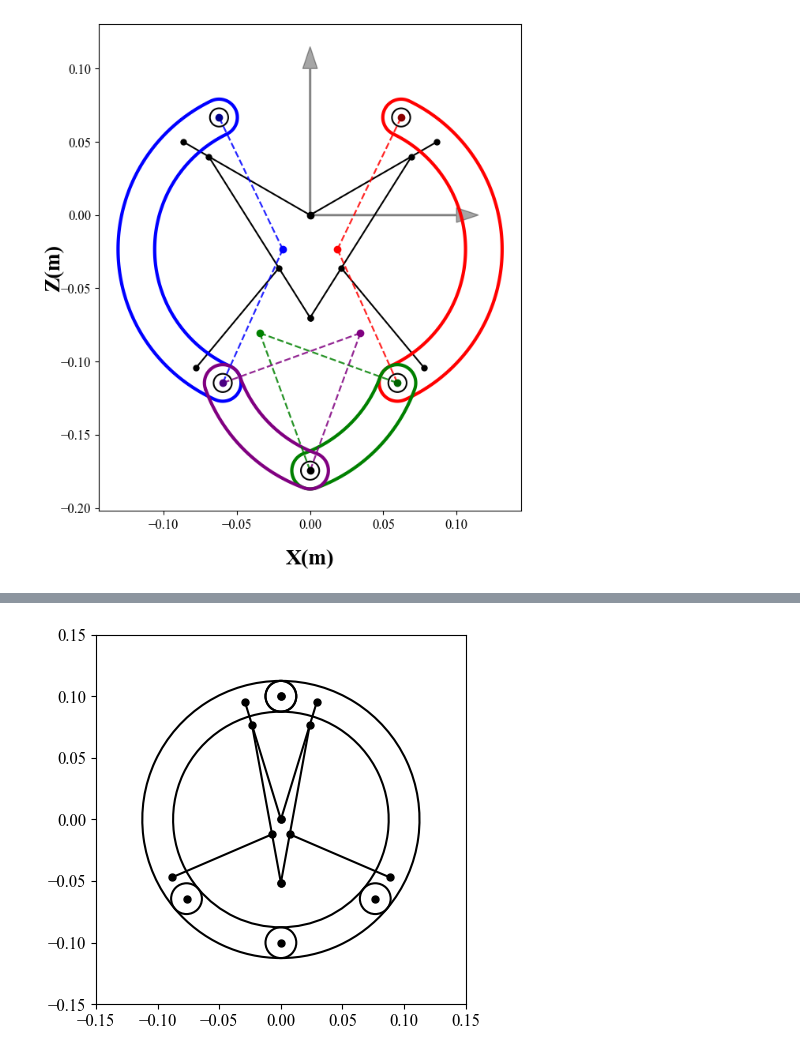
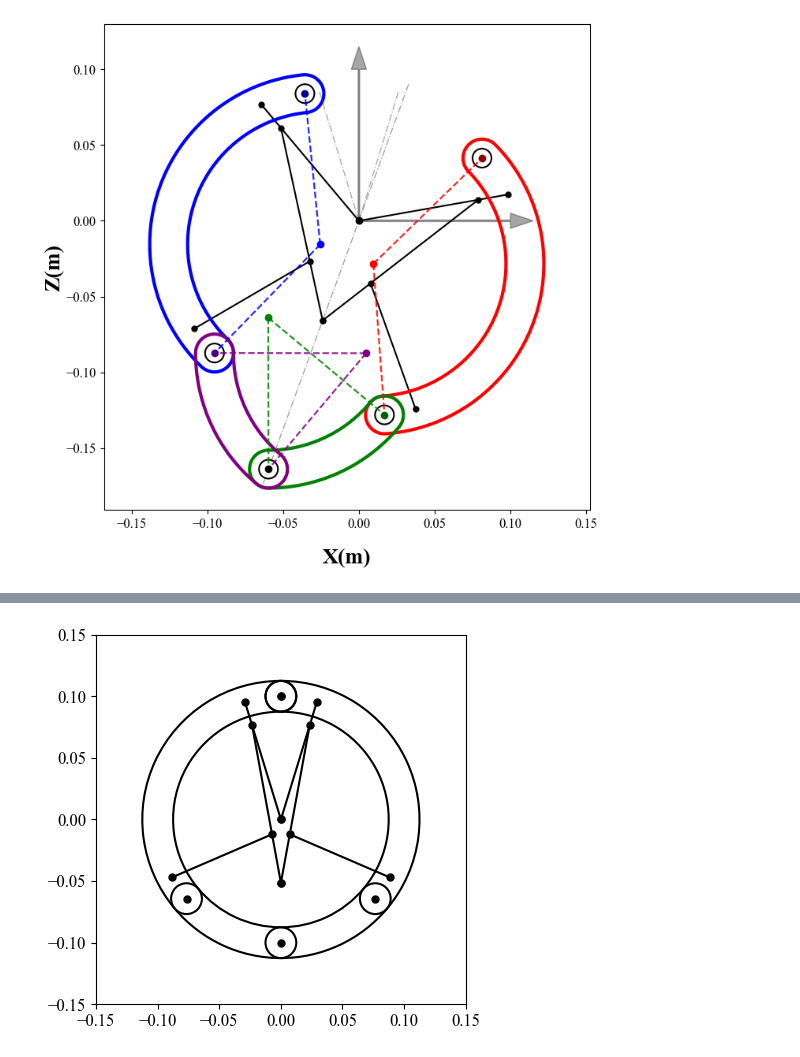
Before and after one commit to hiho817/LegWheel, a Jupyter notebook: Thesis figure.ipynb, the cells around one changed output, grey strips where cells are left out. Saved outputs shown, nothing was run; the diff lists cells and outputs as text; code cells hidden in the pictures.

```diff
--- a/Thesis figure.ipynb
+++ b/Thesis figure.ipynb
@@ -58,11 +58,11 @@ def plot_leg_with_key_points():
     plot_leg.setting(mark_size=5, line_width=1.5)
 
     # Create figure
-    fig, ax = plt.subplots(figsize=(10, 8))
+    fig, ax = plt.subplots(figsize=(8, 8))
 
     # Plot the leg with a specific angle
     theta = np.deg2rad(60)
-    beta = np.deg2rad(0)
+    beta = np.deg2rad(-20)
     O = np.array([0, 0])
 
     # Forward kinematics and shape generation
@@ -177,35 +177,69 @@ def plot_leg_with_key_points():
     # ax.grid(True, linestyle='--', alpha=0.7)
     ax.set_aspect('equal')
     ax.autoscale_view()
+    xlim = ax.get_xlim()
+    ylim = ax.get_ylim()
+    axis_center = np.array([(xlim[0] + xlim[1]) / 2, (ylim[0] + ylim[1]) / 2])
+    axis_half_span = 0.5 * max(xlim[1] - xlim[0], ylim[1] - ylim[0])
+    ax.set_xlim(axis_center[0] - axis_half_span, axis_center[0] + axis_half_span)
+    ax.set_ylim(axis_center[1] - axis_half_span, axis_center[1] + axis_half_span)
+
+    # Add two guide lines symmetric about the Z axis at 17 degrees.
+    guide_angle = np.deg2rad(17)
+    guide_length = 0.09
+    for sign in (-1, 1):
+        guide_direction = np.array([sign * np.sin(guide_angle), np.cos(guide_angle)])
+        guide_points = np.vstack((np.zeros(2), guide_length * guide_direction))
+        ax.plot(guide_points[:, 0], guide_points[:, 1],
+                linestyle='-.', color='0.5', linewidth=1.0, alpha=0.65,
+                zorder=guide_zorder - 1)
+
+    # Add center symmetry axis using centerline style.
+    center_axis_vector = np.array([plot_leg.G.real, plot_leg.G.imag])
+    center_axis_length = np.linalg.norm(center_axis_vector)
+    if center_axis_length > 0:
+        center_axis_direction = center_axis_vector / center_axis_length
+        toward_g_point = 1.08 * center_axis_vector
+        away_point = -0.55 * center_axis_vector
+        if away_point[1] > arrow_length:
+            away_point *= arrow_length / away_point[1]
+        if toward_g_point[1] > arrow_length:
+            toward_g_point *= arrow_length / toward_g_point[1]
+        axis_points = np.vstack((away_point, toward_g_point))
+        ax.plot(axis_points[:, 0], axis_points[:, 1],
+                linestyle='-.', color='black', linewidth=1.0, alpha=axis_alpha,
+                zorder=axis_zorder)
+        ax.set_xlim(axis_center[0] - axis_half_span, axis_center[0] + axis_half_span)
+        ax.set_ylim(axis_center[1] - axis_half_span, axis_center[1] + axis_half_span)
 
     # Put coordinate labels on the outer frame instead of beside the arrows.
     ax.text(0.5, -0.08, 'X(m)', transform=ax.transAxes, fontsize=20,
             fontfamily='Times New Roman', fontweight='bold', ha='center', va='top',
             clip_on=False, zorder=point_zorder)
     ax.text(-0.08, 0.5, 'Z(m)', transform=ax.transAxes, fontsize=20,
             fontfamily='Times New Roman', fontweight='bold', ha='right', va='center',
             rotation=90, clip_on=False, zorder=point_zorder)
 
     # Create a legend for the arc colors
     import matplotlib.patches as mpatches
     legend_elements = [
         mpatches.Patch(color=arc_colors['upper_rim_r'], label='Upper Rim Right'),
         mpatches.Patch(color=arc_colors['upper_rim_l'], label='Upper Rim Left'),
         mpatches.Patch(color=arc_colors['lower_rim_r'], label='Lower Rim Right'),
         mpatches.Patch(color=arc_colors['lower_rim_l'], label='Lower Rim Left')
     ]
 
     # Add the legend
     # ax.legend(handles=legend_elements, loc='upper right', framealpha=0.9)
 
     # Save the figure with high resolution
     plt.savefig(file_name + '.png', dpi=1000, bbox_inches='tight')
     plt.show()
 
 # Run the function to display the key points
 plot_leg_with_key_points()
 # %% [output]
-[figure, old version]
+[figure, new version]
 # %%
 def plot_leg_with_key_points():
     # Set font to Times New Roman
```
Also changed, not shown: parts of 2 cells of this notebook, 1 other file.
